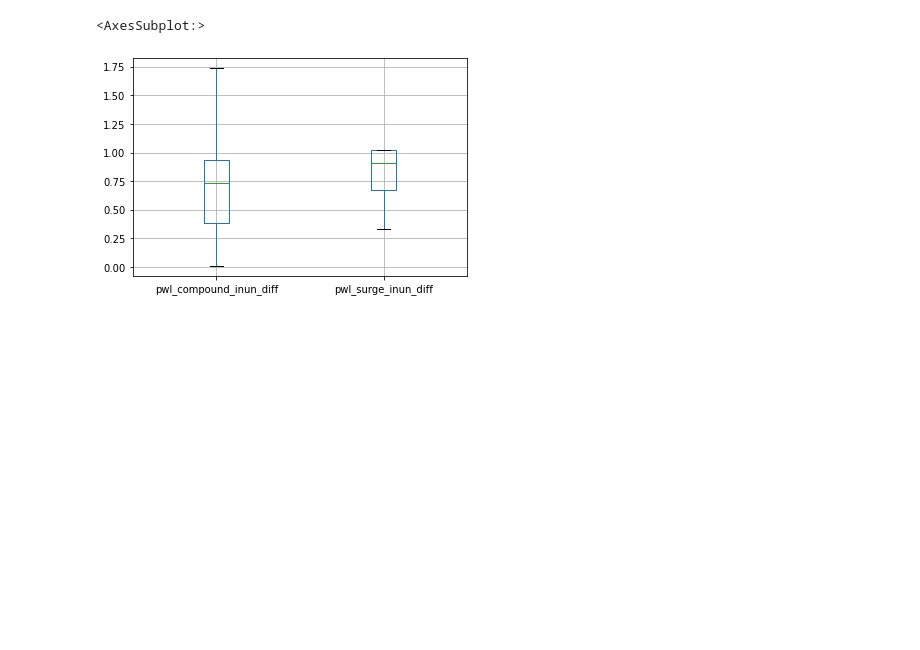
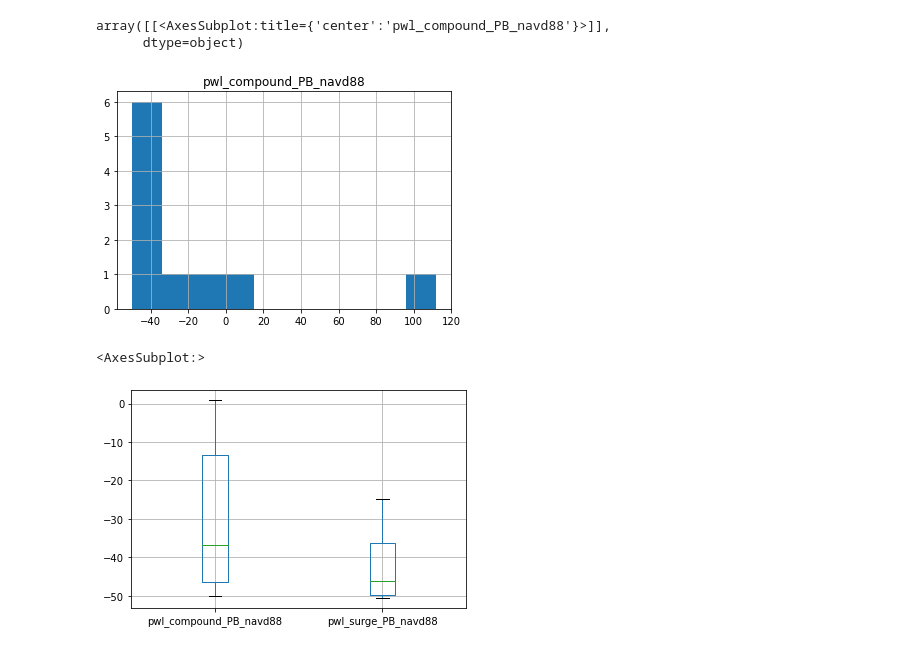
Before and after one commit to ankitghanghas/flood_are_here_si_2022, a Jupyter notebook: join_for_validation.ipynb, the cells around one changed output. Cells and saved outputs as stored; diff of their text form; code cells hidden in the pictures; blank space fills up the shorter version.

```diff
--- a/join_for_validation.ipynb
+++ b/join_for_validation.ipynb
@@ -84,12 +129,24 @@ val_riv.boxplot(
+# %%
+val_surge.hist(
+    column = [
+        'pwl_compound_PB_navd88',
+        # 'pwl_riv_PB_navd88',
+        # 'pwl_surge_PB_navd88'
+    ],
+    )
+# %% [output]
+array([[<AxesSubplot:title={'center':'pwl_compound_PB_navd88'}>]],
+      dtype=object)
+[figure, added]
 # %%
 val_surge.boxplot(
     column = [
-        'pwl_compound_inun_diff',
-        # 'pwl_riv_inun_diff',
-        'pwl_surge_inun_diff'
+        'pwl_compound_PB_navd88',
+        # 'pwl_riv_PB_navd88',
+        'pwl_surge_PB_navd88'
     ],
     showfliers = False
     )
 # %% [output]
 <AxesSubplot:>
-[figure, old version]
+[figure, new version]
```
Also changed, not shown: parts of 10 cells of this notebook.
